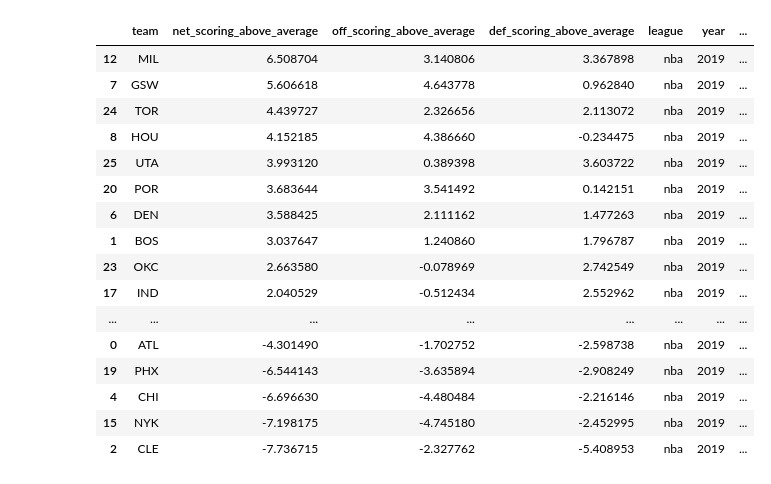
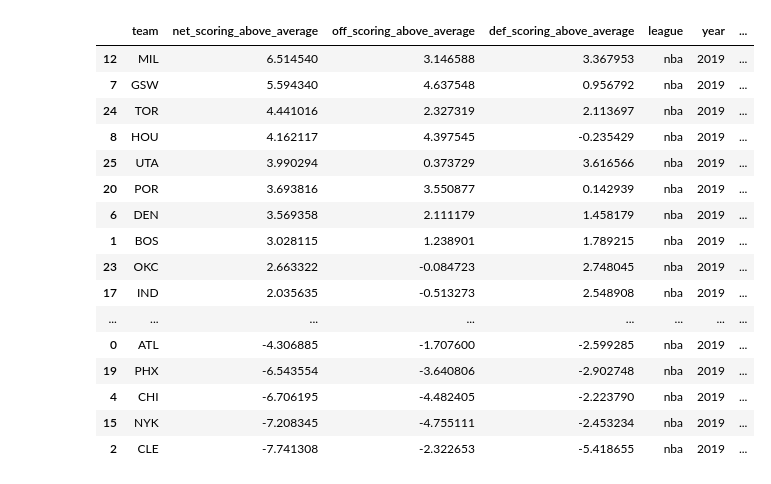
Before and after one commit to matteosox/nba, a Jupyter notebook: notebooks/NBA Team Ratings, Pt. 2.ipynb, the cells around one changed output. Cells and saved outputs as stored; diff of their text form; code cells hidden in the pictures.

```diff
--- a/notebooks/NBA Team Ratings, Pt. 2.ipynb
+++ b/notebooks/NBA Team Ratings, Pt. 2.ipynb
@@ -62,7 +62,7 @@ with pm.Model() as model:
     alpha0_def = pm.Gamma("alpha0_def", mu=2000, sigma=500)
     alpha_off = mu * alpha0_off
     alpha_def = mu * alpha0_def
-    alpha_home = (mu + np.array([-0.01, 0.004, 0.003, 0.003, 0])) * 100000
+    alpha_home = (mu + np.array([-0.006, 0, 0.004, 0.002, 0])) * 100000
     teams_off = pm.Dirichlet("team_off", alpha_off, shape=(n_teams, 5))
     teams_def = pm.Dirichlet("team_def", alpha_def, shape=(n_teams, 5))
     hc_off = pm.Dirichlet("hc_off", alpha_home)
@@ -96,35 +96,35 @@ off_ratings = ((off_probs - mu).dot(np.arange(5).reshape(-1, 1)) * 100).reshape(
 def_probs = trace["team_def"].mean(0)
 def_ratings = ((mu - def_probs).dot(np.arange(5).reshape(-1, 1)) * 100).reshape(-1)
 # %%
-results = pd.DataFrame({
+results_df = pd.DataFrame({
     "team": [team_ind_to_team_abb[ind] for ind in range(n_teams)],
     "net_scoring_above_average": off_ratings + def_ratings,
     "off_scoring_above_average": off_ratings,
     "def_scoring_above_average": def_ratings,
     "league": league,
     "year": year,
     "season_type": season_type,
 })
 
-results.sort_values("net_scoring_above_average", ascending=False)
+results_df.sort_values("net_scoring_above_average", ascending=False)
 # %% [output]
 |  | team | net_scoring_above_average | off_scoring_above_average | def_scoring_above_average | league | year | ... |
-| 12 | MIL | 6.508704 | 3.140806 | 3.367898 | nba | 2019 | ... |
-| 7 | GSW | 5.606618 | 4.643778 | 0.962840 | nba | 2019 | ... |
-| 24 | TOR | 4.439727 | 2.326656 | 2.113072 | nba | 2019 | ... |
-| 8 | HOU | 4.152185 | 4.386660 | -0.234475 | nba | 2019 | ... |
-| 25 | UTA | 3.993120 | 0.389398 | 3.603722 | nba | 2019 | ... |
-| 20 | POR | 3.683644 | 3.541492 | 0.142151 | nba | 2019 | ... |
-| 6 | DEN | 3.588425 | 2.111162 | 1.477263 | nba | 2019 | ... |
-| 1 | BOS | 3.037647 | 1.240860 | 1.796787 | nba | 2019 | ... |
-| 23 | OKC | 2.663580 | -0.078969 | 2.742549 | nba | 2019 | ... |
-| 17 | IND | 2.040529 | -0.512434 | 2.552962 | nba | 2019 | ... |
+| 12 | MIL | 6.514540 | 3.146588 | 3.367953 | nba | 2019 | ... |
+| 7 | GSW | 5.594340 | 4.637548 | 0.956792 | nba | 2019 | ... |
+| 24 | TOR | 4.441016 | 2.327319 | 2.113697 | nba | 2019 | ... |
+| 8 | HOU | 4.162117 | 4.397545 | -0.235429 | nba | 2019 | ... |
+| 25 | UTA | 3.990294 | 0.373729 | 3.616566 | nba | 2019 | ... |
+| 20 | POR | 3.693816 | 3.550877 | 0.142939 | nba | 2019 | ... |
+| 6 | DEN | 3.569358 | 2.111179 | 1.458179 | nba | 2019 | ... |
+| 1 | BOS | 3.028115 | 1.238901 | 1.789215 | nba | 2019 | ... |
+| 23 | OKC | 2.663322 | -0.084723 | 2.748045 | nba | 2019 | ... |
+| 17 | IND | 2.035635 | -0.513273 | 2.548908 | nba | 2019 | ... |
 | ... | ... | ... | ... | ... | ... | ... | ... |
-| 0 | ATL | -4.301490 | -1.702752 | -2.598738 | nba | 2019 | ... |
-| 19 | PHX | -6.544143 | -3.635894 | -2.908249 | nba | 2019 | ... |
-| 4 | CHI | -6.696630 | -4.480484 | -2.216146 | nba | 2019 | ... |
-| 15 | NYK | -7.198175 | -4.745180 | -2.452995 | nba | 2019 | ... |
-| 2 | CLE | -7.736715 | -2.327762 | -5.408953 | nba | 2019 | ... |
+| 0 | ATL | -4.306885 | -1.707600 | -2.599285 | nba | 2019 | ... |
+| 19 | PHX | -6.543554 | -3.640806 | -2.902748 | nba | 2019 | ... |
+| 4 | CHI | -6.706195 | -4.482405 | -2.223790 | nba | 2019 | ... |
+| 15 | NYK | -7.208345 | -4.755111 | -2.453234 | nba | 2019 | ... |
+| 2 | CLE | -7.741308 | -2.322653 | -5.418655 | nba | 2019 | ... |
 # %%
 use_blackontrans_style()
 
```
Also changed, not shown: parts of 2 cells of this notebook, 7 other files.
